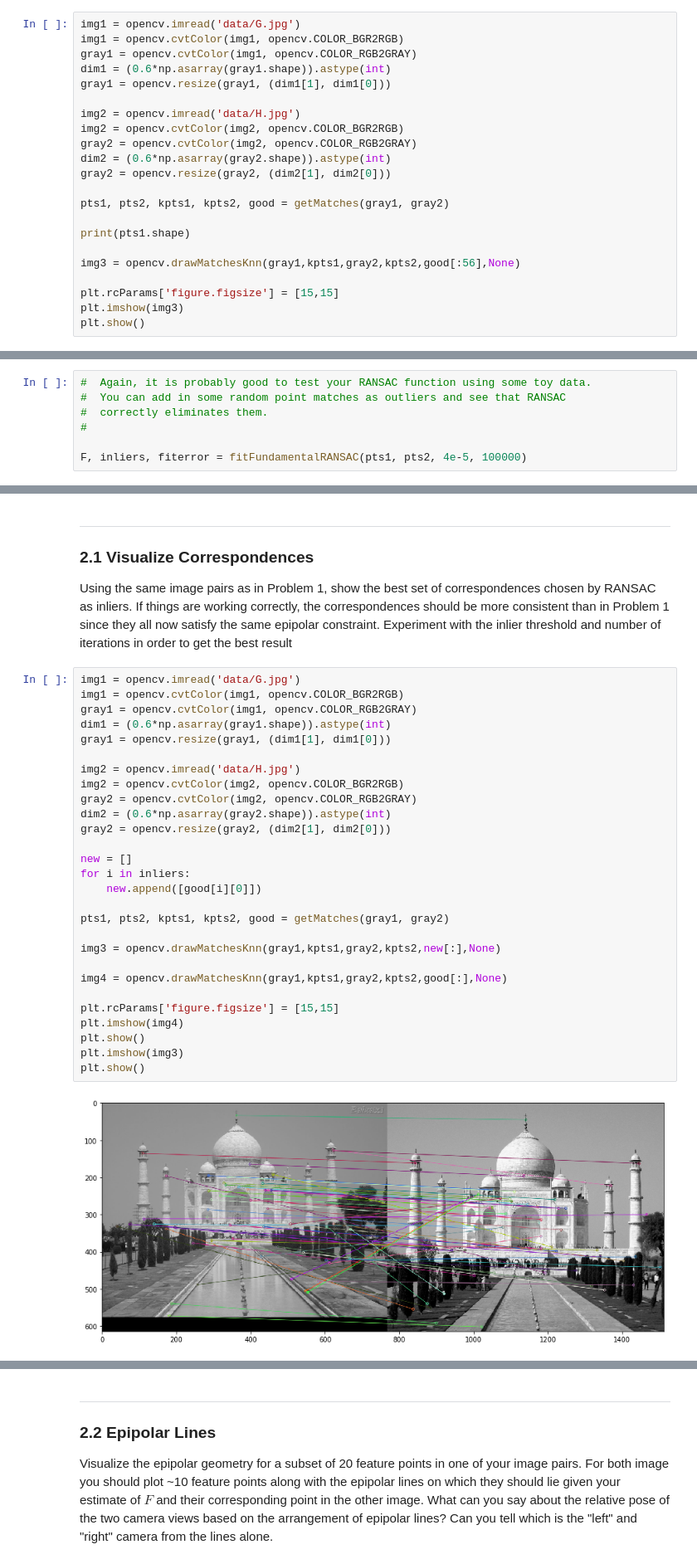
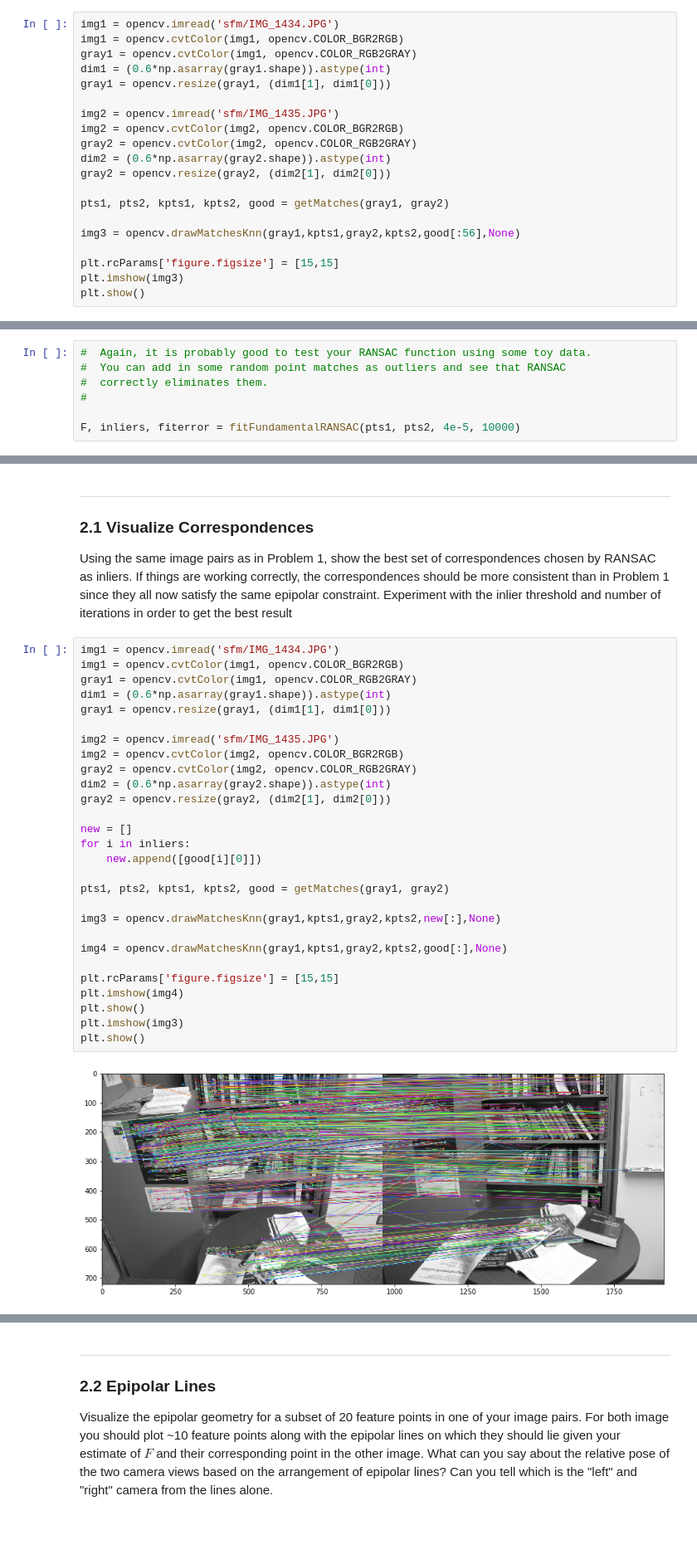
Before and after one commit to SaadManzur/Fundamental-Matrix-Computation, a Jupyter notebook: assignment2.ipynb, the cells around one changed output, grey strips where cells are left out. Shown at 83% size. Drawn from its saved outputs; the diff is of its cells as text; blank space fills up the shorter version.

```diff
--- a/assignment2.ipynb
+++ b/assignment2.ipynb
@@ -139,13 +86,13 @@ def getMatches(img1,img2):
 
 Write code below to exercise your **getMatches** function.  Choose a pair of images you want to work with.  I've provided a few examples but you are encouraged to take your own photos or use some images off the web. Visualize the resulting set of candidate matches.  You can either modify your **getMatches** function to also return the **cv2** keypoint data structures and use **cv2.drawMatchesKnn**, or alternately come up with your own visualization technique to show correpsondences.
 # %%
-img1 = opencv.imread('data/G.jpg')
+img1 = opencv.imread('sfm/IMG_1434.JPG')
 img1 = opencv.cvtColor(img1, opencv.COLOR_BGR2RGB)
 gray1 = opencv.cvtColor(img1, opencv.COLOR_RGB2GRAY)
 dim1 = (0.6*np.asarray(gray1.shape)).astype(int)
 gray1 = opencv.resize(gray1, (dim1[1], dim1[0]))
 
-img2 = opencv.imread('data/H.jpg')
+img2 = opencv.imread('sfm/IMG_1435.JPG')
 img2 = opencv.cvtColor(img2, opencv.COLOR_BGR2RGB)
 gray2 = opencv.cvtColor(img2, opencv.COLOR_RGB2GRAY)
 dim2 = (0.6*np.asarray(gray2.shape)).astype(int)
@@ -153,8 +100,6 @@ gray2 = opencv.resize(gray2, (dim2[1], dim2[0]))
 
 pts1, pts2, kpts1, kpts2, good = getMatches(gray1, gray2)
 
-print(pts1.shape)
-
 img3 = opencv.drawMatchesKnn(gray1,kpts1,gray2,kpts2,good[:56],None)
 
 plt.rcParams['figure.figsize'] = [15,15]
@@ -365,5 +310,5 @@ def fitFundamentalRANSAC(pts2L,pts2R,thresh,niter):
 #  correctly eliminates them.
 #
 
-F, inliers, fiterror = fitFundamentalRANSAC(pts1, pts2, 4e-5, 100000)
+F, inliers, fiterror = fitFundamentalRANSAC(pts1, pts2, 4e-5, 10000)
 # %% [output]
@@ -384,32 +331,32 @@ Using the same image pairs as in Problem 1, show the best set of correspondences
 inliers. If things are working correctly, the correspondences should be more consistent than in Problem 1 since
 they all now satisfy the same epipolar constraint. Experiment with the inlier threshold and number of iterations in order to get the best result
 # %%
-img1 = opencv.imread('data/G.jpg')
+img1 = opencv.imread('sfm/IMG_1434.JPG')
 img1 = opencv.cvtColor(img1, opencv.COLOR_BGR2RGB)
 gray1 = opencv.cvtColor(img1, opencv.COLOR_RGB2GRAY)
 dim1 = (0.6*np.asarray(gray1.shape)).astype(int)
 gray1 = opencv.resize(gray1, (dim1[1], dim1[0]))
 
-img2 = opencv.imread('data/H.jpg')
+img2 = opencv.imread('sfm/IMG_1435.JPG')
 img2 = opencv.cvtColor(img2, opencv.COLOR_BGR2RGB)
 gray2 = opencv.cvtColor(img2, opencv.COLOR_RGB2GRAY)
 dim2 = (0.6*np.asarray(gray2.shape)).astype(int)
 gray2 = opencv.resize(gray2, (dim2[1], dim2[0]))
 
 new = []
 for i in inliers:
     new.append([good[i][0]])
 
 pts1, pts2, kpts1, kpts2, good = getMatches(gray1, gray2)
 
 img3 = opencv.drawMatchesKnn(gray1,kpts1,gray2,kpts2,new[:],None)
 
 img4 = opencv.drawMatchesKnn(gray1,kpts1,gray2,kpts2,good[:],None)
 
 plt.rcParams['figure.figsize'] = [15,15]
 plt.imshow(img4)
 plt.show()
 plt.imshow(img3)
 plt.show()
 # %% [output]
-[figure, old version]
+[figure, new version]
```
Also changed, not shown: parts of 17 cells of this notebook, 1 other file.
